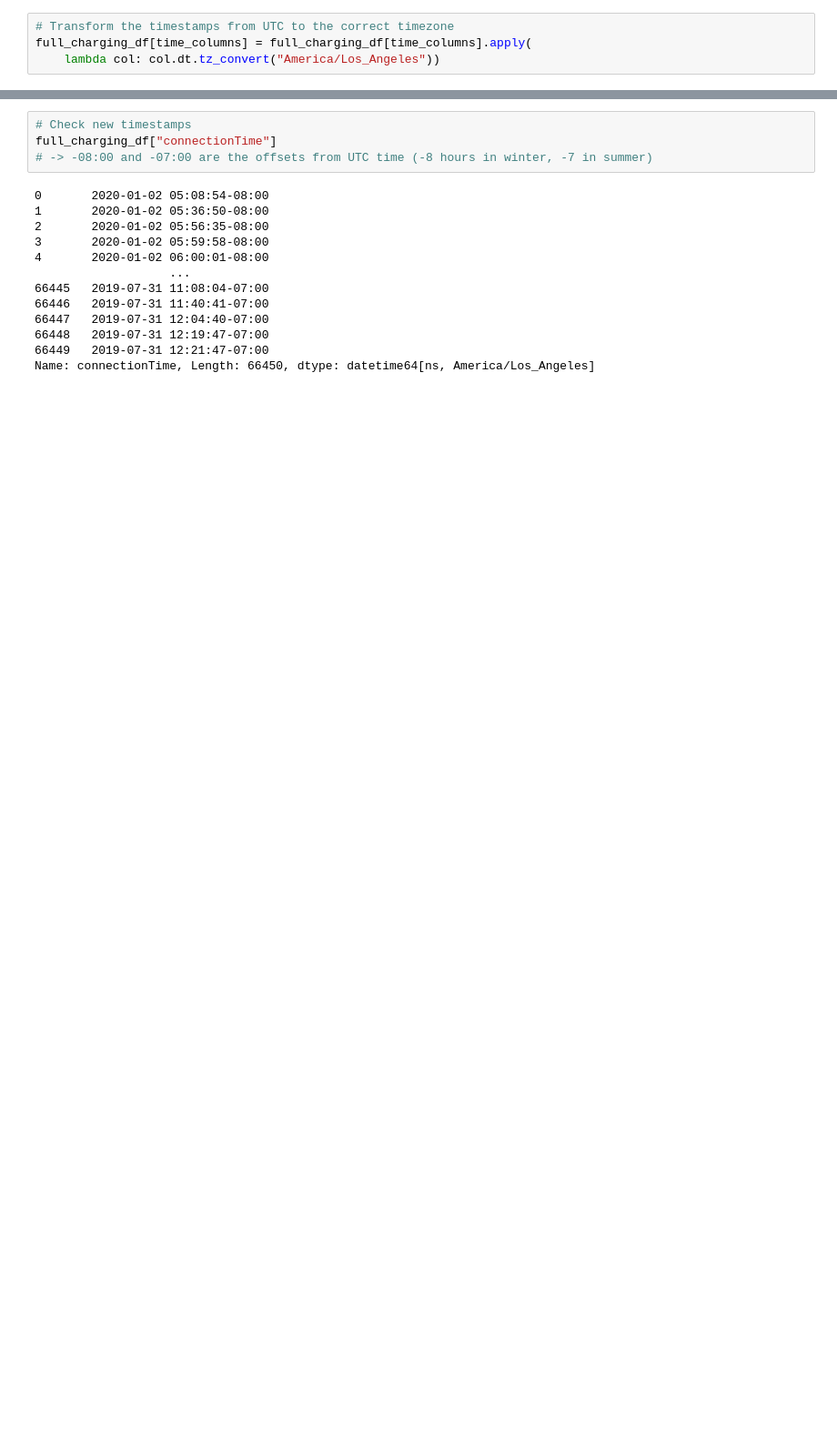
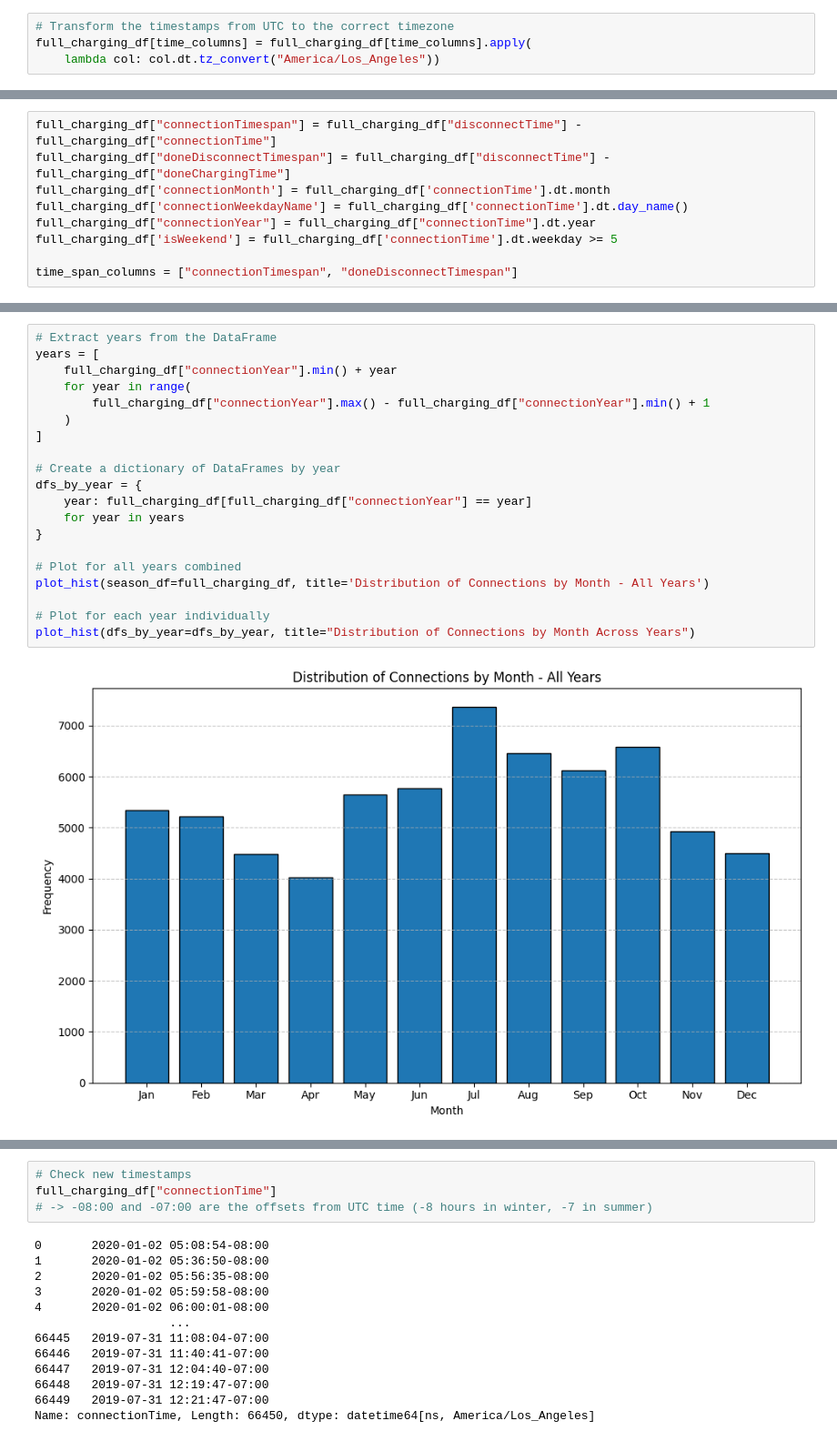
Before and after one commit to Amocon/A-Team_AA-Team-Assignment_2024, a Jupyter notebook: aa_team_assignment/data_exploration.ipynb, the cells around one changed output, grey strips where cells are left out. Shown at 91% size. Saved outputs shown, nothing was run; the diff lists cells and outputs as text; blank space fills up the shorter version.

Commit message:
Adding the code for data exploration and preparation for time-dependent data

```diff
--- a/aa_team_assignment/data_exploration.ipynb
+++ b/aa_team_assignment/data_exploration.ipynb
@@ -144,0 +160,9 @@ full_charging_df[time_columns] = full_charging_df[time_columns].apply(
+# %%
+full_charging_df["connectionTimespan"] = full_charging_df["disconnectTime"] - full_charging_df["connectionTime"]
+full_charging_df["doneDisconnectTimespan"] = full_charging_df["disconnectTime"] - full_charging_df["doneChargingTime"]
+full_charging_df['connectionMonth'] = full_charging_df['connectionTime'].dt.month
+full_charging_df['connectionWeekdayName'] = full_charging_df['connectionTime'].dt.day_name()
+full_charging_df["connectionYear"] = full_charging_df["connectionTime"].dt.year
+full_charging_df['isWeekend'] = full_charging_df['connectionTime'].dt.weekday >= 5
+
+time_span_columns = ["connectionTimespan", "doneDisconnectTimespan"]
@@ -144,0 +231,22 @@ full_charging_df[time_columns] = full_charging_df[time_columns].apply(
+# %%
+# Extract years from the DataFrame
+years = [
+    full_charging_df["connectionYear"].min() + year
+    for year in range(
+        full_charging_df["connectionYear"].max() - full_charging_df["connectionYear"].min() + 1
+    )
+]
+
+# Create a dictionary of DataFrames by year
+dfs_by_year = {
+    year: full_charging_df[full_charging_df["connectionYear"] == year]
+    for year in years
+}
+
+# Plot for all years combined
+plot_hist(season_df=full_charging_df, title='Distribution of Connections by Month - All Years')
+
+# Plot for each year individually
+plot_hist(dfs_by_year=dfs_by_year, title="Distribution of Connections by Month Across Years")
+# %% [output]
+[figure, added]
```
Also changed, not shown: parts of 30 cells of this notebook.
